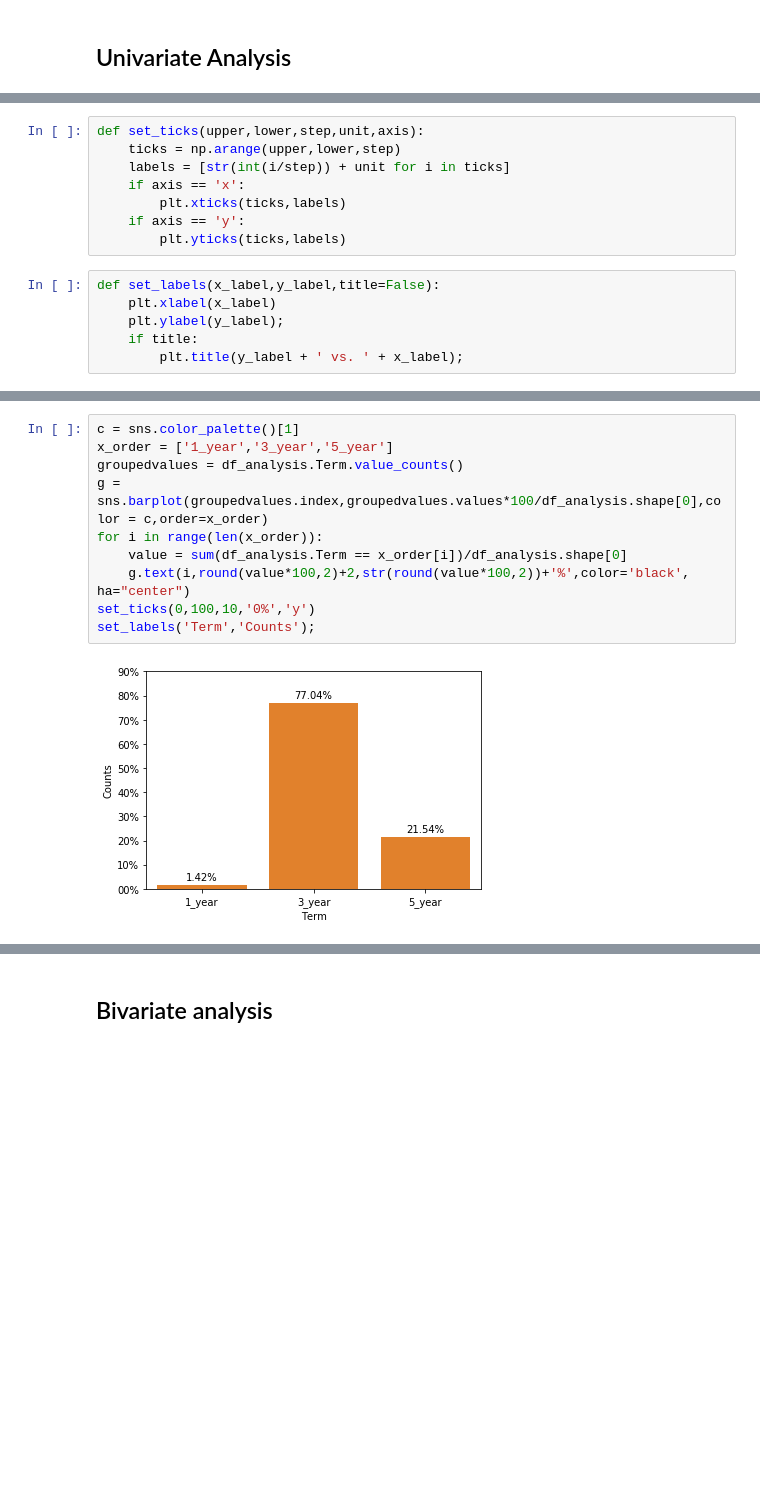
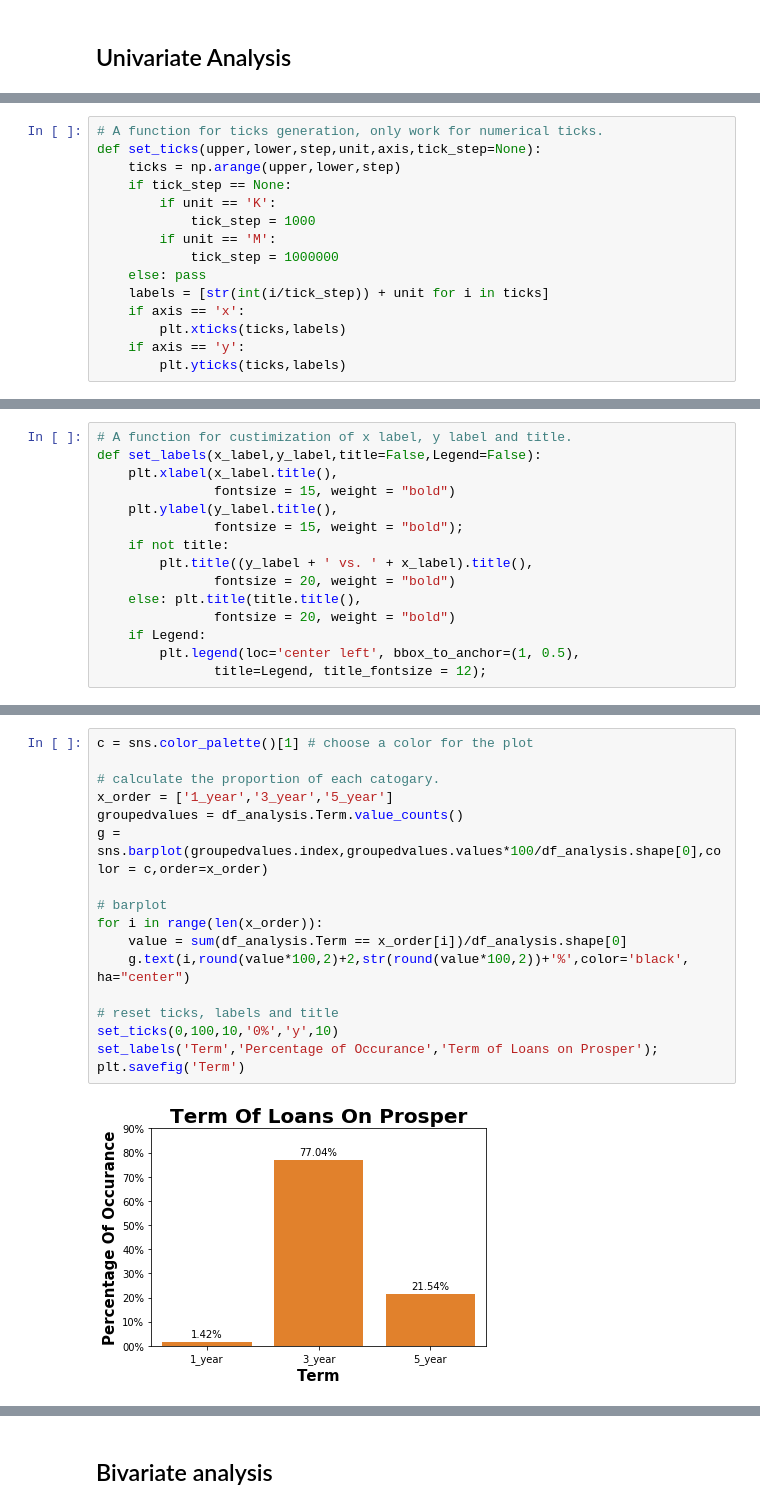
Before and after one commit to Jinning-beep/Udacity_data_analyst_projects, a Jupyter notebook: Project 5/exploratory_act.ipynb, the cells around one changed output, grey strips where cells are left out. Cells and saved outputs as stored; diff of their text form; blank space fills up the shorter version.

Commit message:
fix: polish plots

```diff
--- a/Project 5/exploratory_act.ipynb
+++ b/Project 5/exploratory_act.ipynb
@@ -192,14 +210,15 @@ df_post_2009 = df_analysis.query('ListingCreationDate > datetime.date(2009, 12,
 # %%
-def set_ticks(upper,lower,step,unit,axis):
+# A function for ticks generation, only work for numerical ticks.
+def set_ticks(upper,lower,step,unit,axis,tick_step=None):
     ticks = np.arange(upper,lower,step)
-    labels = [str(int(i/step)) + unit for i in ticks]
+    if tick_step == None:
+        if unit == 'K':
+            tick_step = 1000
+        if unit == 'M':
+            tick_step = 1000000
+    else: pass
+    labels = [str(int(i/tick_step)) + unit for i in ticks]
     if axis == 'x':
         plt.xticks(ticks,labels)
     if axis == 'y':
         plt.yticks(ticks,labels)
-# %%
-def set_labels(x_label,y_label,title=False):
-    plt.xlabel(x_label)
-    plt.ylabel(y_label);
-    if title:
-        plt.title(y_label + ' vs. ' + x_label);
@@ -207,0 +225,15 @@ def set_labels(x_label,y_label,title=False):
+# %%
+# A function for custimization of x label, y label and title.
+def set_labels(x_label,y_label,title=False,Legend=False):
+    plt.xlabel(x_label.title(),
+               fontsize = 15, weight = "bold")
+    plt.ylabel(y_label.title(),
+               fontsize = 15, weight = "bold");
+    if not title:
+        plt.title((y_label + ' vs. ' + x_label).title(),
+               fontsize = 20, weight = "bold")
+    else: plt.title(title.title(),
+               fontsize = 20, weight = "bold")
+    if Legend:
+        plt.legend(loc='center left', bbox_to_anchor=(1, 0.5),
+               title=Legend, title_fontsize = 12);
@@ -221,12 +259,19 @@ Most of the borrowers have the credit rate higher than 'HR'. Level 'C' has the l
 # %%
-c = sns.color_palette()[1]
+c = sns.color_palette()[1] # choose a color for the plot
+
+# calculate the proportion of each catogary.
 x_order = ['1_year','3_year','5_year']
 groupedvalues = df_analysis.Term.value_counts()
 g = sns.barplot(groupedvalues.index,groupedvalues.values*100/df_analysis.shape[0],color = c,order=x_order)
+
+# barplot
 for i in range(len(x_order)):
     value = sum(df_analysis.Term == x_order[i])/df_analysis.shape[0]
     g.text(i,round(value*100,2)+2,str(round(value*100,2))+'%',color='black', ha="center")
-set_ticks(0,100,10,'0%','y')
-set_labels('Term','Counts');
+
+# reset ticks, labels and title
+set_ticks(0,100,10,'0%','y',10)
+set_labels('Term','Percentage of Occurance','Term of Loans on Prosper');
+plt.savefig('Term')
 # %% [output]
-[figure, old version]
+[figure, new version]
```
Also changed, not shown: parts of 126 cells of this notebook.
